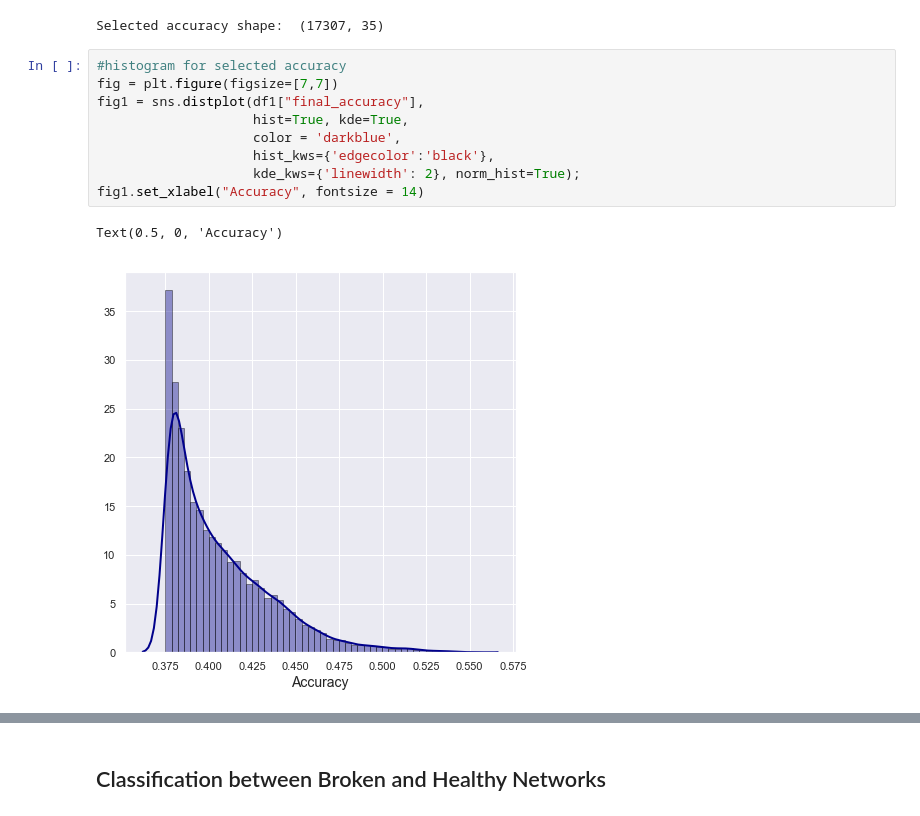
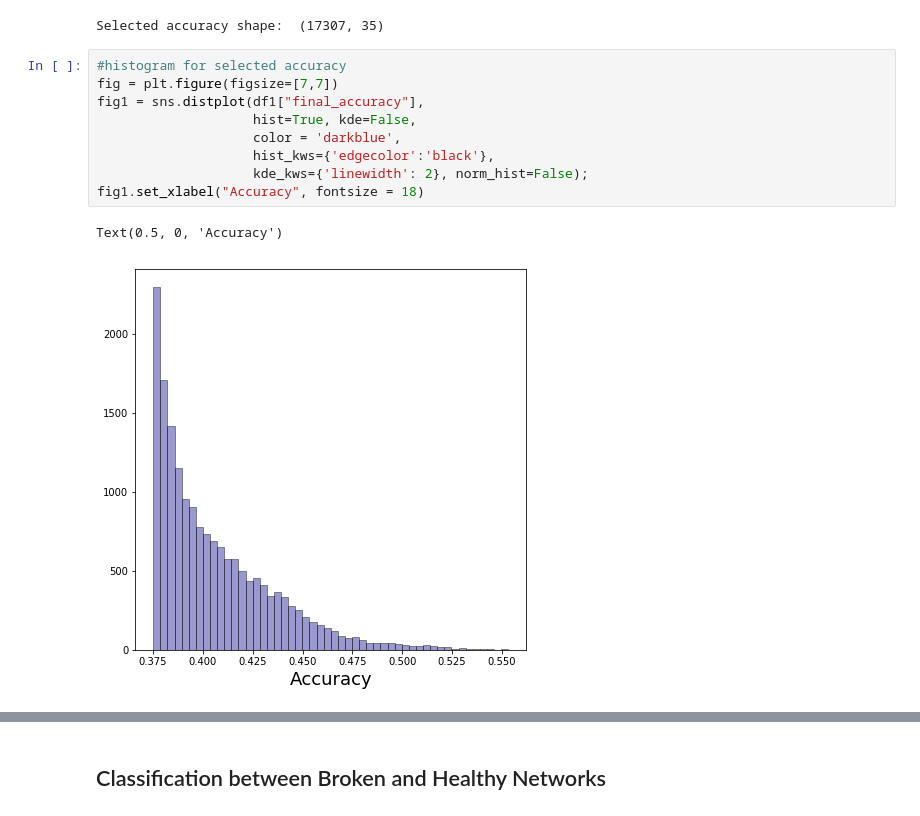
Before and after one commit to Duchstf/CNN-Architectural-Analysis, a Jupyter notebook: MINERvA-Hadron-Multiplicity/Code/HM_Analysis.ipynb, the cells around one changed output, grey strips where cells are left out. Saved outputs shown, nothing was run; the diff lists cells and outputs as text.

```diff
--- a/MINERvA-Hadron-Multiplicity/Code/HM_Analysis.ipynb
+++ b/MINERvA-Hadron-Multiplicity/Code/HM_Analysis.ipynb
@@ -83,15 +83,15 @@ Selected accuracy shape:  (17307, 35)
 # %%
 #histogram for selected accuracy
 fig = plt.figure(figsize=[7,7])
 fig1 = sns.distplot(df1["final_accuracy"],
-                    hist=True, kde=True,
+                    hist=True, kde=False,
                     color = 'darkblue',
                     hist_kws={'edgecolor':'black'},
-                    kde_kws={'linewidth': 2}, norm_hist=True);
-fig1.set_xlabel("Accuracy", fontsize = 14)
+                    kde_kws={'linewidth': 2}, norm_hist=False);
+fig1.set_xlabel("Accuracy", fontsize = 18)
 # %% [output]
 Text(0.5, 0, 'Accuracy')
-[figure, old version]
+[figure, new version]
 # %%
 # Histogram for all accuracy
 # Histogram for selected accuracy
```
Also changed, not shown: parts of 29 cells of this notebook, 5 other files.
